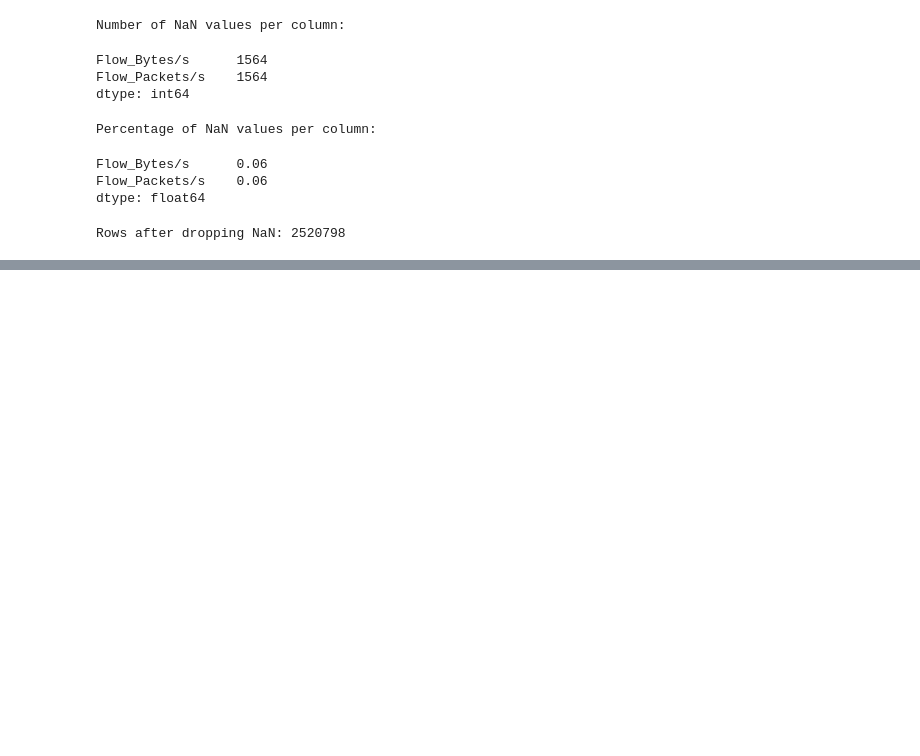
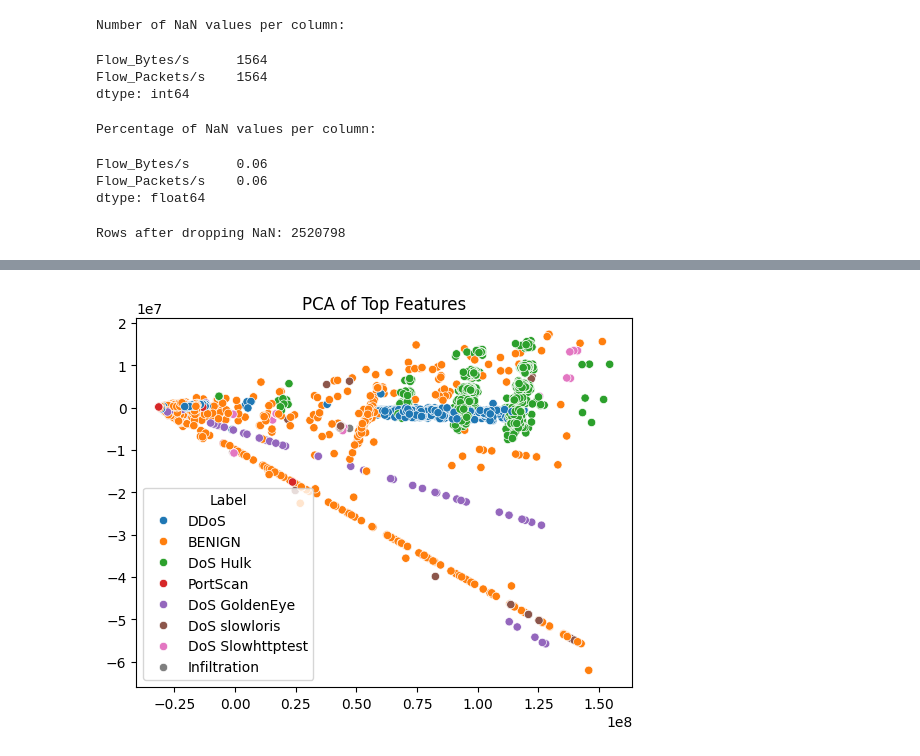
Before and after one commit to Brainyranger/Madre, a Jupyter notebook: Project/Project_v3.ipynb, the cells around one changed output, grey strips where cells are left out. Drawn from its saved outputs; the diff is of its cells as text; code cells hidden in the pictures; blank space fills up the shorter version.

```diff
--- a/Project/Project_v3.ipynb
+++ b/Project/Project_v3.ipynb
@@ -411,0 +524,11 @@ Preview of the saved subset:
+# %%
+from sklearn.decomposition import PCA
+
+pca = PCA(n_components=2)
+pca_result = pca.fit_transform(numeric_features[top_features])  # only top features
+
+sns.scatterplot(x=pca_result[:,0], y=pca_result[:,1], hue=df_clean['Label'], palette="tab10")
+plt.title("PCA of Top Features")
+plt.show()
+# %% [output]
+[figure, added]
```
Also changed, not shown: parts of 10 cells of this notebook.
